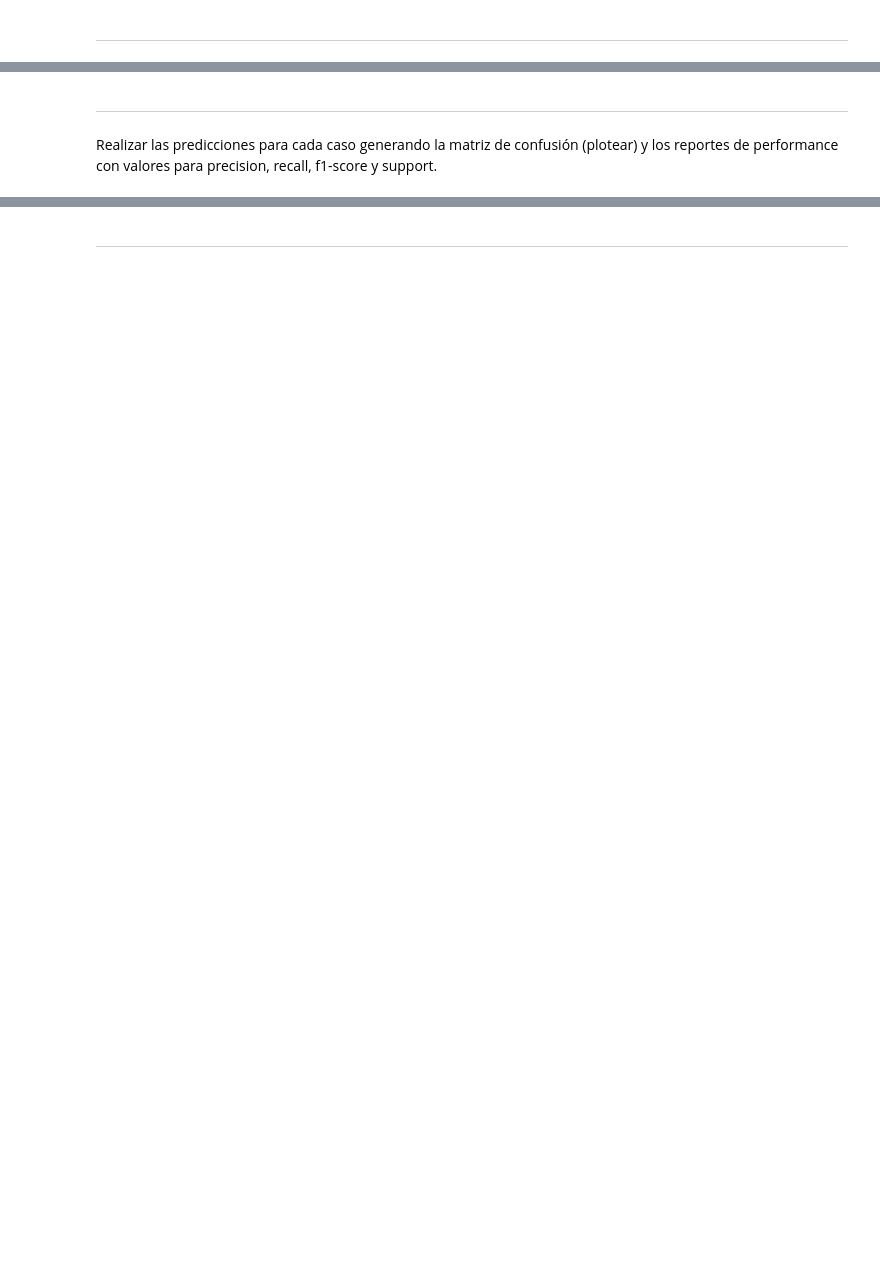
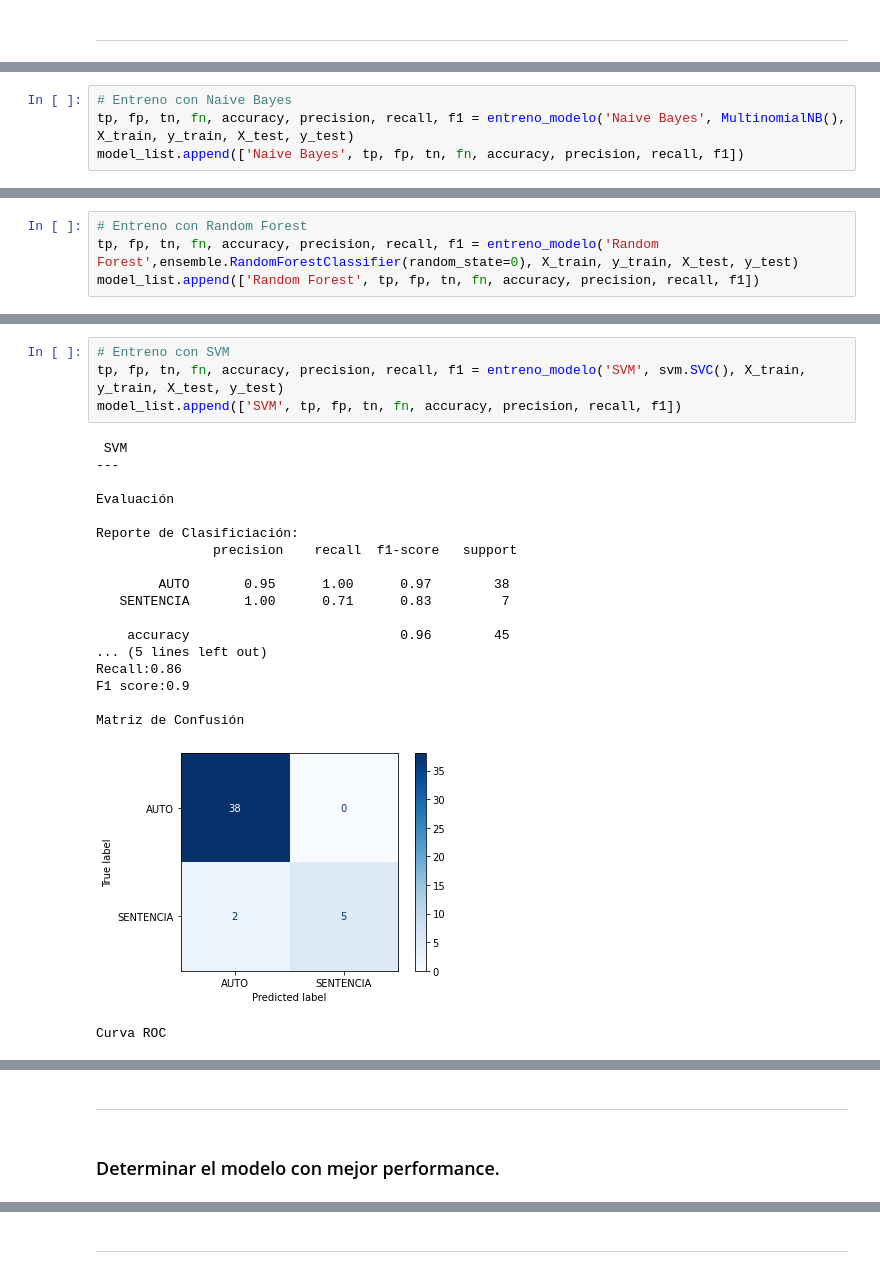
Before and after one commit to csarate/DiploDatos2020, a Jupyter notebook: Practicos/Practico 3 - Introducción al Aprendizaje Supervisado.ipynb, the cells around one changed output, grey strips where cells are left out. Drawn from its saved outputs; the diff is of its cells as text; blank space fills up the shorter version.

```diff
--- a/Practicos/Practico 3 - Introducción al Aprendizaje Supervisado.ipynb
+++ b/Practicos/Practico 3 - Introducción al Aprendizaje Supervisado.ipynb
@@ -38,0 +336,4 @@ Clasificar utilizando los datos de entrenamiento mediante Logistic Regresion, Na
+# %%
+# Entreno con Naive Bayes
+tp, fp, tn, fn, accuracy, precision, recall, f1 = entreno_modelo('Naive Bayes', MultinomialNB(), X_train, y_train, X_test, y_test)
+model_list.append(['Naive Bayes', tp, fp, tn, fn, accuracy, precision, recall, f1])
@@ -38,0 +361,4 @@ Clasificar utilizando los datos de entrenamiento mediante Logistic Regresion, Na
+# %%
+# Entreno con Random Forest
+tp, fp, tn, fn, accuracy, precision, recall, f1 = entreno_modelo('Random Forest',ensemble.RandomForestClassifier(random_state=0), X_train, y_train, X_test, y_test)
+model_list.append(['Random Forest', tp, fp, tn, fn, accuracy, precision, recall, f1])
@@ -38,0 +386,24 @@ Clasificar utilizando los datos de entrenamiento mediante Logistic Regresion, Na
+# %%
+# Entreno con SVM
+tp, fp, tn, fn, accuracy, precision, recall, f1 = entreno_modelo('SVM', svm.SVC(), X_train, y_train, X_test, y_test)
+model_list.append(['SVM', tp, fp, tn, fn, accuracy, precision, recall, f1])
+# %% [output]
+ SVM
+---
+
+Evaluación
+
+Reporte de Clasificiación:
+               precision    recall  f1-score   support
+
+        AUTO       0.95      1.00      0.97        38
+   SENTENCIA       1.00      0.71      0.83         7
+
+    accuracy                           0.96        45
+... (5 lines left out)
+Recall:0.86
+F1 score:0.9
+
+Matriz de Confusión
+[figure, added]
+Curva ROC
@@ -39,4 +411,4 @@ Clasificar utilizando los datos de entrenamiento mediante Logistic Regresion, Na
 # %% [markdown]
  ----------------------------------------------------------------------------------------------------------
-# %% [markdown]
-Realizar las predicciones para cada caso generando la matriz de confusión (plotear) y los reportes de performance con valores para precision, recall, f1-score y support.
+# %% [markdown]
+### Determinar el modelo con mejor performance.
```
Also changed, not shown: parts of 73 cells of this notebook.
